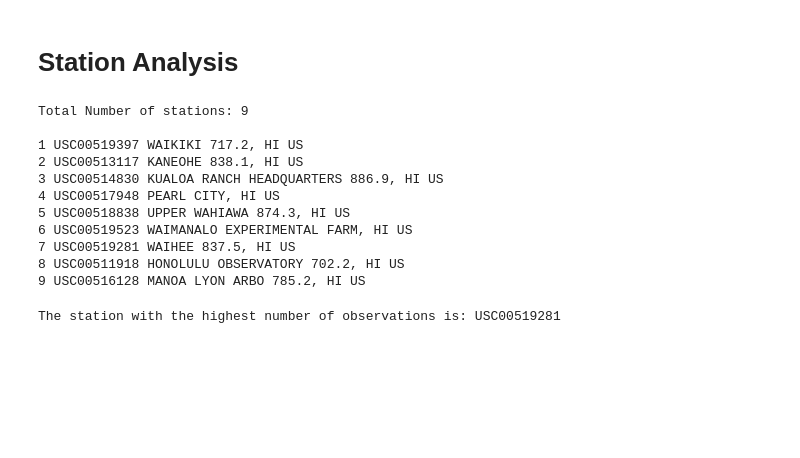
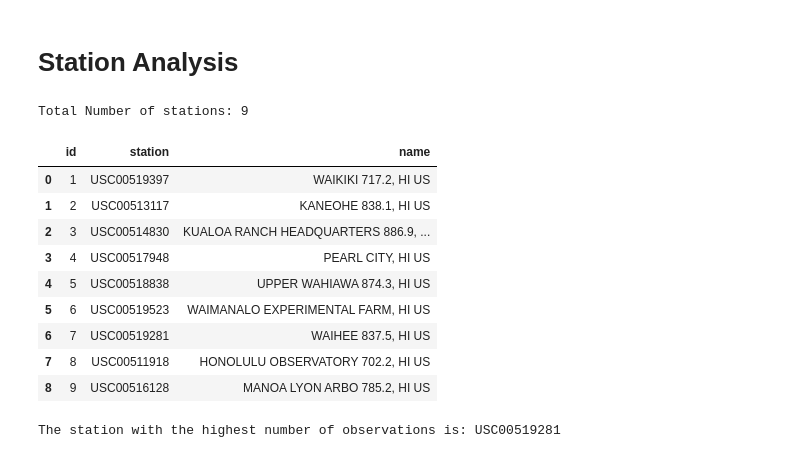
Before and after one commit to trezeget-1/sqlalchemy-challenge, a Jupyter notebook: Instructions/climate_starter.ipynb, the cells around one changed output. Saved outputs shown, nothing was run; the diff lists cells and outputs as text; code cells hidden in the pictures; blank space fills up the shorter version.

```diff
--- a/Instructions/climate_starter.ipynb
+++ b/Instructions/climate_starter.ipynb
@@ -140,29 +130,27 @@ precipitation_df_plot.describe()
 # %%
 # Design a query to show how many stations are available in this dataset?
 
 results_stations=(
     session
-    .query(Station)
+    .query(Station.id,Station.station,Station.name)
     .all()
 )
 
 print(f'Total Number of stations: {len(results_stations)}')
-print()
 
-for x in results_stations:
-    print(x.id,x.station, x.name)
+pd.DataFrame(results_stations)
 # %% [output]
 Total Number of stations: 9
-
-1 USC00519397 WAIKIKI 717.2, HI US
-2 USC00513117 KANEOHE 838.1, HI US
-3 USC00514830 KUALOA RANCH HEADQUARTERS 886.9, HI US
-4 USC00517948 PEARL CITY, HI US
-5 USC00518838 UPPER WAHIAWA 874.3, HI US
-6 USC00519523 WAIMANALO EXPERIMENTAL FARM, HI US
-7 USC00519281 WAIHEE 837.5, HI US
-8 USC00511918 HONOLULU OBSERVATORY 702.2, HI US
-9 USC00516128 MANOA LYON ARBO 785.2, HI US
+|  | id | station | name |
+| 0 | 1 | USC00519397 | WAIKIKI 717.2, HI US |
+| 1 | 2 | USC00513117 | KANEOHE 838.1, HI US |
+| 2 | 3 | USC00514830 | KUALOA RANCH HEADQUARTERS 886.9, ... |
+| 3 | 4 | USC00517948 | PEARL CITY, HI US |
+| 4 | 5 | USC00518838 | UPPER WAHIAWA 874.3, HI US |
+| 5 | 6 | USC00519523 | WAIMANALO EXPERIMENTAL FARM, HI US |
+| 6 | 7 | USC00519281 | WAIHEE 837.5, HI US |
+| 7 | 8 | USC00511918 | HONOLULU OBSERVATORY 702.2, HI US |
+| 8 | 9 | USC00516128 | MANOA LYON ARBO 785.2, HI US |
 # %%
 # What are the most active stations? (i.e. what stations have the most rows)?
 # List the stations and the counts in descending order.
```
Also changed, not shown: parts of 11 cells of this notebook.
